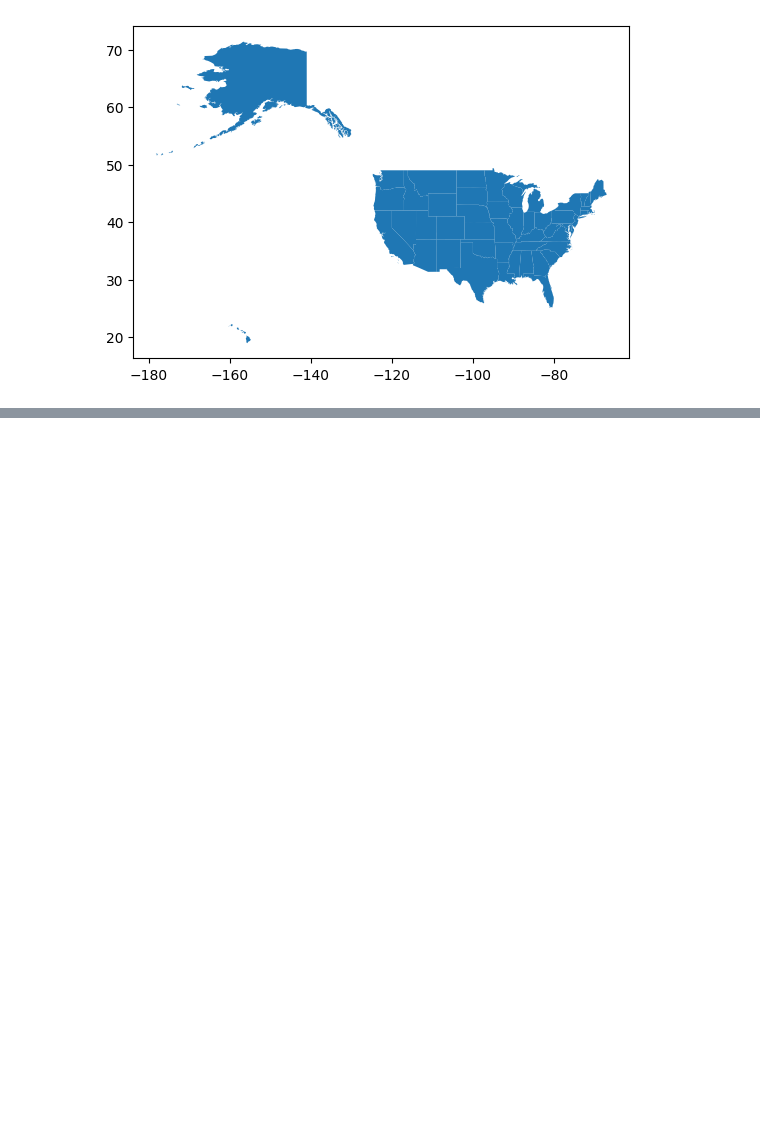
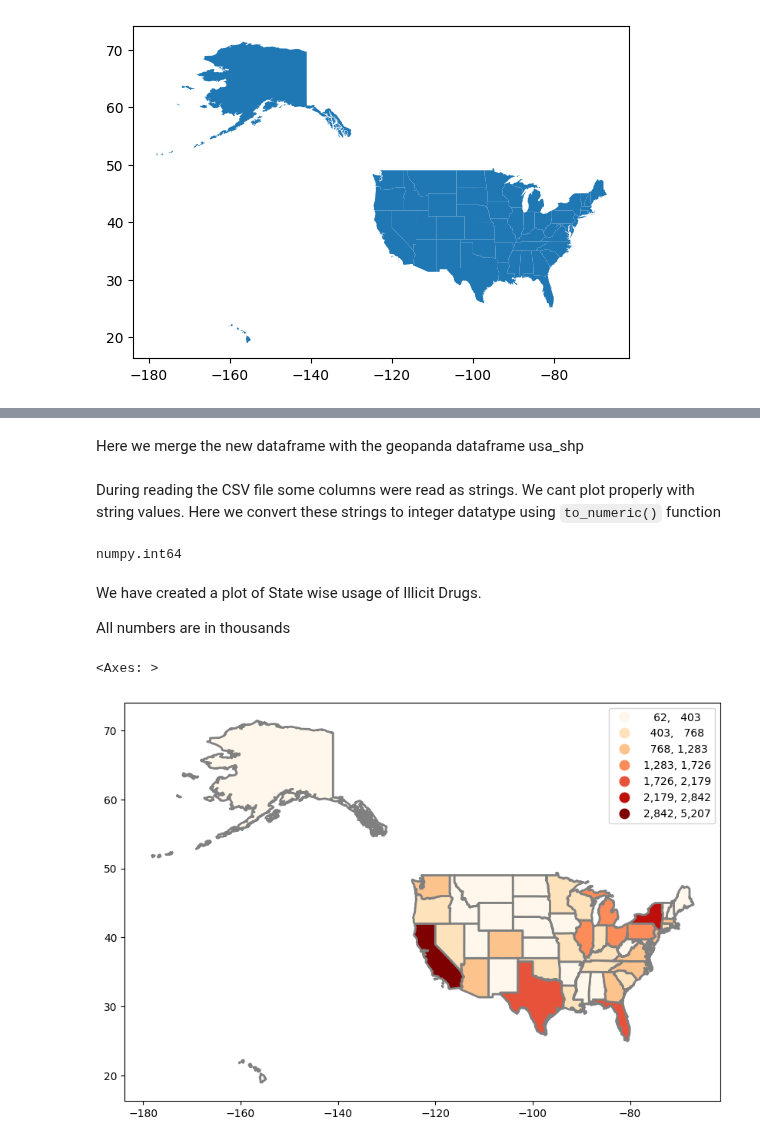
Before and after one commit to gauravshetty98/Analyzing-Statewise-Substance-Abuse-And-Its-Correalation, a Jupyter notebook: map_ps0.ipynb, the cells around one changed output, grey strips where cells are left out. Saved outputs shown, nothing was run; the diff lists cells and outputs as text; code cells hidden in the pictures; blank space fills up the shorter version.

Commit message:
Heatmaps for Drug use, Alcohol use and Mental Health

```diff
--- a/map_ps0.ipynb
+++ b/map_ps0.ipynb
@@ -362,0 +156,4 @@ https://jakevdp.github.io/PythonDataScienceHandbook/04.13-geographic-data-with-b
+# %%
+dataset = dataset.rename(columns = {'states':'State_Name'})
+dataset['State_Name'] = dataset['State_Name'].replace('DISTRICTOFCOL','DISTRICTOFCOLUMBIA')
+dataset.columns
@@ -362,0 +180,6 @@ https://jakevdp.github.io/PythonDataScienceHandbook/04.13-geographic-data-with-b
+# %%
+illicit_drug_df = pd.DataFrame(columns = dataset.columns)
+for i in range(0,dataset.shape[0]):
+  if dataset.iloc[i,1] == "ILLICIT DRUGS Illicit Drug Use in the Past Month1,2":
+    illicit_drug_df.loc[len(illicit_drug_df.index)] = dataset.loc[i,:]
+print(illicit_drug_df.head())
@@ -362,0 +204,22 @@ https://jakevdp.github.io/PythonDataScienceHandbook/04.13-geographic-data-with-b
+# %% [markdown]
+Here we merge the new dataframe with the geopanda dataframe usa_shp
+# %%
+drug_map = pd.merge(usa_shp, illicit_drug_df, on = 'State_Name', how = 'inner', indicator = False)
+# %% [markdown]
+During reading the CSV file some columns were read as strings. We cant plot properly with string values. Here we convert these strings to integer datatype using `to_numeric()` function
+# %%
+drug_map['12+'] = drug_map['12+'].str.replace(",","")
+drug_map['12+'] = pd.to_numeric(drug_map['12+'])
+type(drug_map.loc[2,'12+'])
+# %% [output]
+numpy.int64
+# %% [markdown]
+We have created a plot of State wise usage of Illicit Drugs.
+
+All numbers are in thousands
+# %%
+drug_map.plot(figsize=(10,12),column='12+',legend=True,cmap='OrRd',scheme='natural_breaks',k=7, edgecolor='grey',
+              linewidth=2,legend_kwds= {"fmt": "{:,.0f}"})
+# %% [output]
+<Axes: >
+[figure, added]
```
Also changed, not shown: parts of 42 cells of this notebook.
